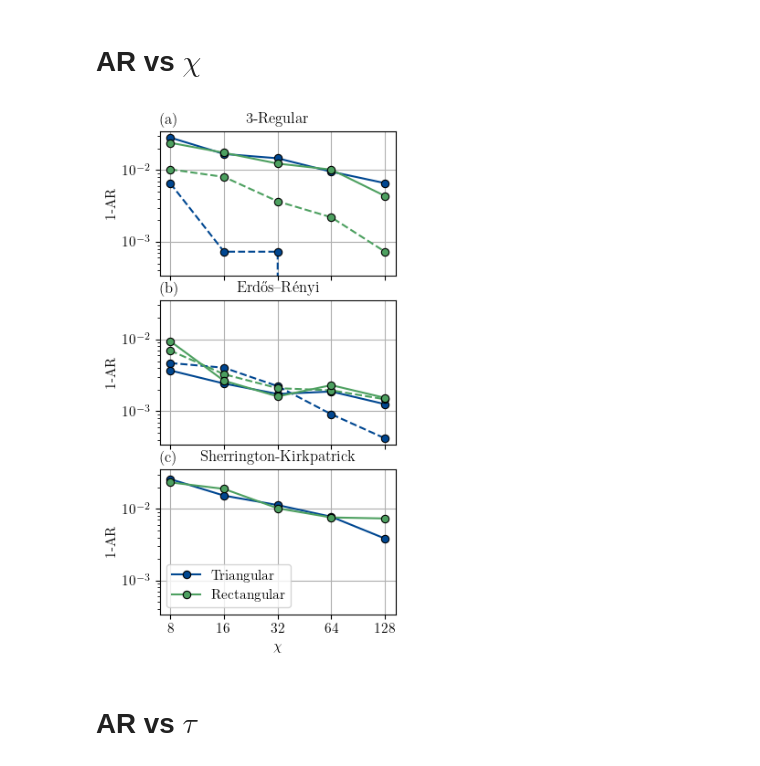
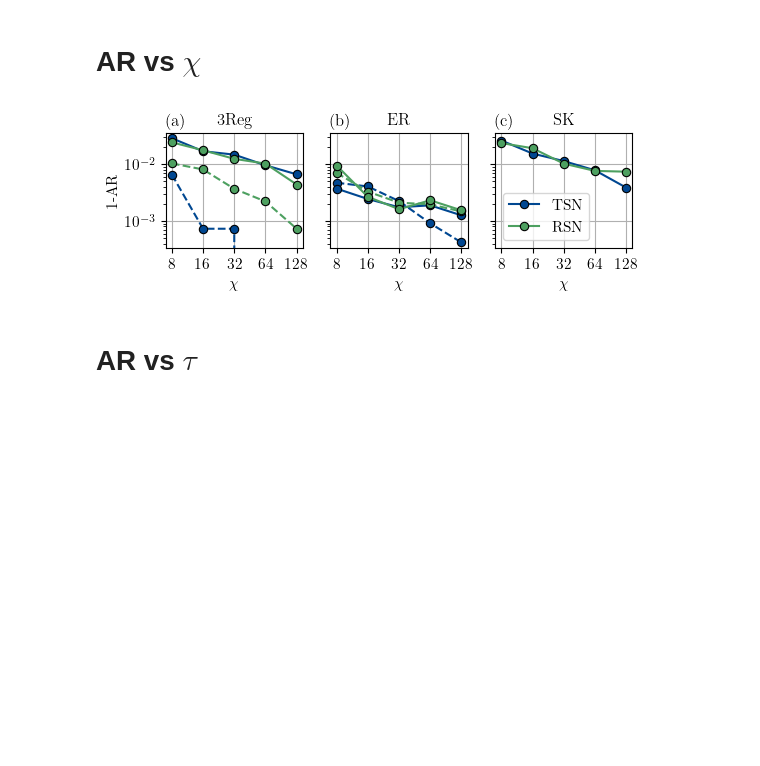
Before and after one commit to erikasgrim/swapnet-mps-ite, a Jupyter notebook: figures/generate_figures_MaxCut.ipynb, the cells around one changed output. Drawn from its saved outputs; the diff is of its cells as text; code cells hidden in the pictures; blank space fills up the shorter version.

Commit message:
adapt figures for IOP

```diff
--- a/figures/generate_figures_MaxCut.ipynb
+++ b/figures/generate_figures_MaxCut.ipynb
@@ -61,15 +61,15 @@ def load_gurobi_costs(graph_type):
 
 def architecture_handles():
     return [
-        Line2D([0], [0], color='C0', linestyle='-', marker='o', markeredgecolor='black', markeredgewidth=0.8, label='Triangular'),
-        Line2D([0], [0], color='C1', linestyle='-', marker='o', markeredgecolor='black', markeredgewidth=0.8, label='Rectangular'),
+        Line2D([0], [0], color='C0', linestyle='-', marker='o', markeredgecolor='black', markeredgewidth=0.8, label='TSN'),
+        Line2D([0], [0], color='C1', linestyle='-', marker='o', markeredgecolor='black', markeredgewidth=0.8, label='RSN'),
     ]
 
 
 color_map = {'triangular': 'C0', 'quadratic': 'C1'}
 linestyle_map = {'fiedler': '--', 'shuffle': '-'}
 
-fig, axes = plt.subplots(len(GRAPH_TYPES), 1, sharex=True, sharey=True)
+fig, axes = plt.subplots(1, len(GRAPH_TYPES), sharex=True, sharey=True)
 
 for axis, graph_type in zip(axes, GRAPH_TYPES):
     gurobi_costs = load_gurobi_costs(graph_type)
@@ -78,40 +78,40 @@ for axis, graph_type in zip(axes, GRAPH_TYPES):
             if ordering == 'fiedler' and graph_type.endswith('SK'):
                 continue
 
             avg_gap = []
             for chi in CHI_VALUES:
                 energy = load_energy_minima(graph_type, architecture, chi, ordering)
                 final_ar = energy.div(gurobi_costs, axis=1).iloc[-1]
                 avg_gap.append(1 - final_ar.mean())
 
             axis.semilogy(
                 avg_gap,
                 linestyle=linestyle_map[ordering],
                 color=color_map[architecture],
                 marker='o',
                 markersize=6,
                 markeredgecolor='black',
                 markeredgewidth=0.8,
             )
     axis.grid(True)
-    axis.set_title(GRAPH_LABELS[graph_type])
+    axis.set_title(GRAPH_SHORT_LABELS[graph_type])
+    axis.set_xlabel(r"$\chi$")
 
 for idx, axis in enumerate(axes):
     axis.set_title(f"({chr(ord('a') + idx)})", loc='left')
-    axis.set_ylabel('1-AR')
 
-axes[-1].set_xlabel(r"$\chi$")
+axes[0].set_ylabel('1-AR')
 axes[-1].set_xticklabels(CHI_VALUES)
 axes[-1].set_xticks(range(len(CHI_VALUES)))
 axes[-1].legend(handles=architecture_handles(), loc='lower left')
 
-fig.set_size_inches(set_size(fraction=1, subplots=(3, 1)))
+fig.set_size_inches(set_size(fraction=1, subplots=(1, 3), squeeze_height=1.2))
 fig.set_dpi(100)
-fig.tight_layout(pad=0.1)
+#fig.tight_layout(pad=0.1)
 
-fig.savefig('paper_figures/AR_architechture_MC.pdf', bbox_inches='tight')
+fig.savefig('paper_figures/maxcut_ar_vs_chi.pdf', bbox_inches='tight')
 # %% [output]
-[figure, old version]
+[figure, new version]
 # %% [markdown]
 # AR vs $\tau$
 # %%
```
Also changed, not shown: parts of 5 cells of this notebook, 16 other files.
